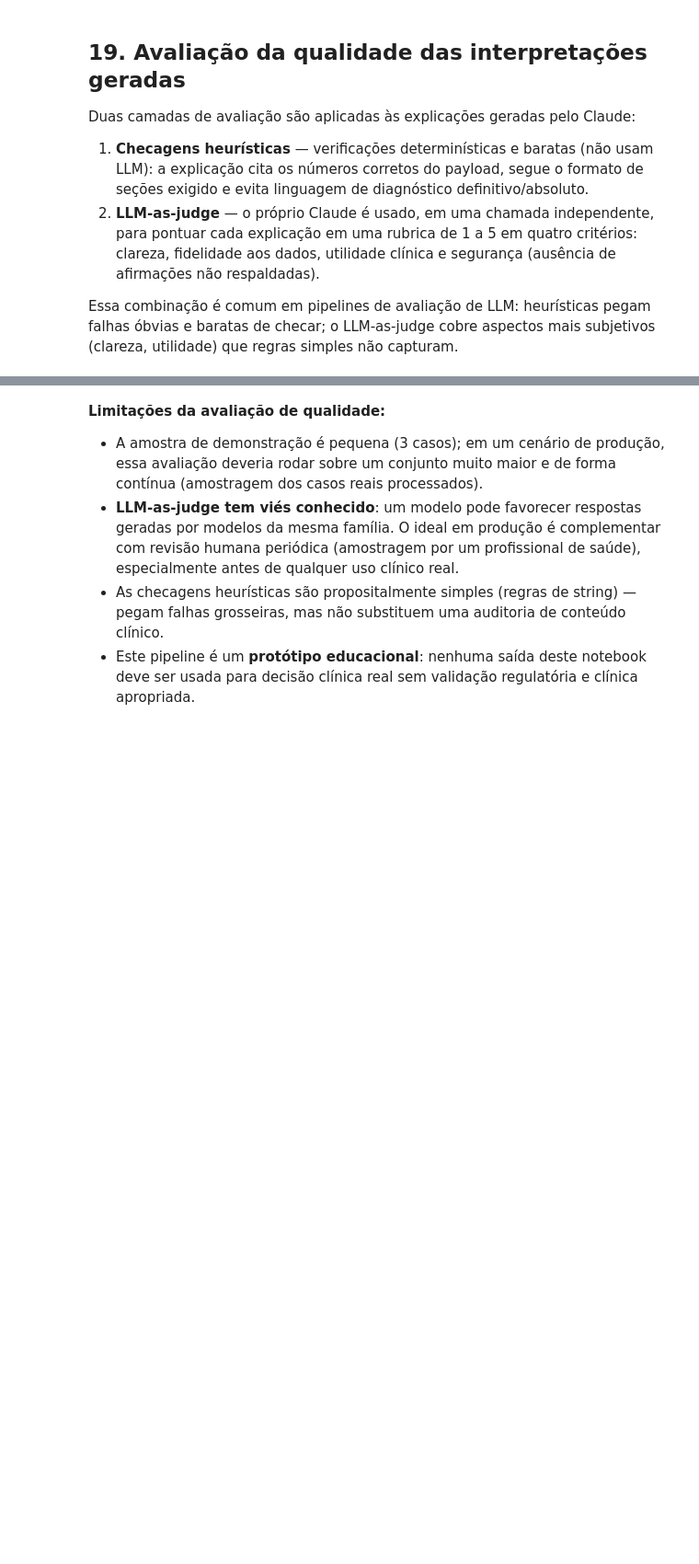
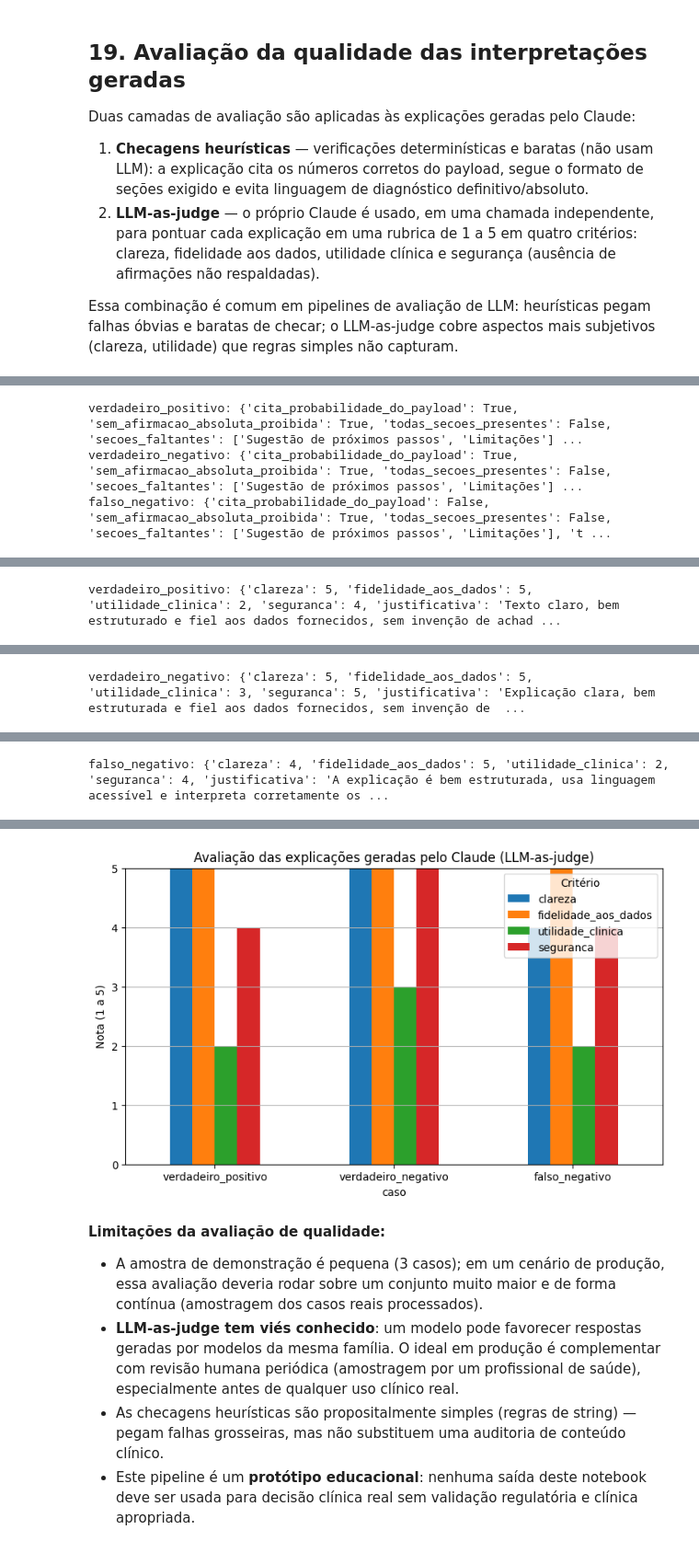
Before and after one commit to ph-gomes/FIAP-TC-F02, a Jupyter notebook: tech_challenge_f02.ipynb, the cells around one changed output, grey strips where cells are left out. Shown at 92% size. Cells and saved outputs as stored; diff of their text form; code cells hidden in the pictures; blank space fills up the shorter version.

```diff
--- a/tech_challenge_f02.ipynb
+++ b/tech_challenge_f02.ipynb
@@ -326,7 +217,11 @@ for i in range(3):
     melhor, fitness, historico_melhor, historico_media = algoritmo_genetico(
         populacao,
         geracoes,
-        mutacao
+        mutacao,
+        X_train,
+        y_train,
+        X_val,
+        y_val,
     )
 
     resultados.append([
@@ -570,6 +394,7 @@ Nesta seção, uma LLM pré-treinada — o **Claude** (Anthropic) — é integra
 !pip install -q anthropic
 
 import anthropic
+from src.llm import DEFAULT_MODEL
 
 # Preferência: Colab Secrets (ícone de chave na barra lateral, nome ANTHROPIC_API_KEY).
 # Isso evita expor a chave em texto plano na célula ou salvá-la no notebook.
@@ -597,7 +422,7 @@ claude_client = anthropic.Anthropic(api_key=ANTHROPIC_API_KEY)
 # claude-haiku-4-5-20251001: menor custo/latência, útil sob alta demanda.
 # claude-sonnet-5: equilíbrio custo/qualidade (padrão deste notebook).
 # claude-opus-5: maior qualidade de raciocínio, custo mais alto.
-CLAUDE_MODEL = "claude-sonnet-5"
+CLAUDE_MODEL = DEFAULT_MODEL
 
 print(f"Cliente Claude configurado. Modelo padrão: {CLAUDE_MODEL}")
 # %% [output]
@@ -767,7 +494,7 @@ for label, idx in demo_indices.items():
         clinical_notes=None,
     )
 
-    explanation = explain_diagnosis_with_claude(payload)
+    explanation = explain_diagnosis_with_claude(claude_client, payload, model=CLAUDE_MODEL)
     demo_explanations[label] = {"payload": payload, "explanation": explanation}
 
     print("\n" + "=" * 80)
@@ -1131,0 +641,59 @@ falso_negativo: {'cita_probabilidade_do_payload': False, 'sem_afirmacao_absoluta
+# %%
+# ============================================================
+# 19. Checagens heurísticas
+# ============================================================
+
+from src.quality import heuristic_quality_checks
+
+for label, data in demo_explanations.items():
+    checks = heuristic_quality_checks(data["explanation"], data["payload"])
+    demo_explanations[label]["heuristic_checks"] = checks
+    print(f"{label}: {checks}")
+
+# ============================================================
+# 20. Avaliação por LLM-as-judge
+# ============================================================
+
+from src.llm import judge_explanation_with_claude
+
+for label, data in demo_explanations.items():
+    scores = judge_explanation_with_claude(claude_client, data["payload"], data["explanation"], model=CLAUDE_MODEL)
+    demo_explanations[label]["judge_scores"] = scores
+    print(f"{label}: {scores}")
+
+# ============================================================
+# 21. Consolidação dos resultados de avaliação de qualidade
+# ============================================================
+
+quality_rows = []
+
+for label, data in demo_explanations.items():
+    row = {"caso": label}
+    row.update(data.get("judge_scores", {}))
+    row["heuristicas_ok"] = sum(
+        1 for k, v in data.get("heuristic_checks", {}).items()
+        if isinstance(v, bool) and v
+    )
+    quality_rows.append(row)
+
+quality_df = pd.DataFrame(quality_rows)
+display(quality_df)
+
+criteria = ["clareza", "fidelidade_aos_dados", "utilidade_clinica", "seguranca"]
+available_criteria = [c for c in criteria if c in quality_df.columns]
+
+if available_criteria:
+    quality_df.set_index("caso")[available_criteria].plot(
+        kind="bar", figsize=(9, 5)
+    )
+    plt.title("Avaliação das explicações geradas pelo Claude (LLM-as-judge)")
+    plt.ylabel("Nota (1 a 5)")
+    plt.ylim(0, 5)
+    plt.xticks(rotation=0)
+    plt.legend(title="Critério")
+    plt.grid(axis="y")
+    plt.show()
+# %% [output]
+verdadeiro_positivo: {'cita_probabilidade_do_payload': True, 'sem_afirmacao_absoluta_proibida': True, 'todas_secoes_presentes': False, 'secoes_faltantes': ['Sugestão de próximos passos', 'Limitações'] ...
+verdadeiro_negativo: {'cita_probabilidade_do_payload': True, 'sem_afirmacao_absoluta_proibida': True, 'todas_secoes_presentes': False, 'secoes_faltantes': ['Sugestão de próximos passos', 'Limitações'] ...
+falso_negativo: {'cita_probabilidade_do_payload': False, 'sem_afirmacao_absoluta_proibida': True, 'todas_secoes_presentes': False, 'secoes_faltantes': ['Sugestão de próximos passos', 'Limitações'], 't ...
@@ -1131,0 +701 @@ falso_negativo: {'cita_probabilidade_do_payload': False, 'sem_afirmacao_absoluta
+verdadeiro_positivo: {'clareza': 5, 'fidelidade_aos_dados': 5, 'utilidade_clinica': 2, 'seguranca': 4, 'justificativa': 'Texto claro, bem estruturado e fiel aos dados fornecidos, sem invenção de achad ...
@@ -1131,0 +703 @@ falso_negativo: {'cita_probabilidade_do_payload': False, 'sem_afirmacao_absoluta
+verdadeiro_negativo: {'clareza': 5, 'fidelidade_aos_dados': 5, 'utilidade_clinica': 3, 'seguranca': 5, 'justificativa': 'Explicação clara, bem estruturada e fiel aos dados fornecidos, sem invenção de  ...
@@ -1131,0 +705 @@ falso_negativo: {'cita_probabilidade_do_payload': False, 'sem_afirmacao_absoluta
+falso_negativo: {'clareza': 4, 'fidelidade_aos_dados': 5, 'utilidade_clinica': 2, 'seguranca': 4, 'justificativa': 'A explicação é bem estruturada, usa linguagem acessível e interpreta corretamente os ...
@@ -1132,3 +710,4 @@ falso_negativo: {'cita_probabilidade_do_payload': False, 'sem_afirmacao_absoluta
+[figure, added]
 # %% [markdown]
 **Limitações da avaliação de qualidade:**
 
```
Also changed, not shown: parts of 22 cells of this notebook, 13 other files.
